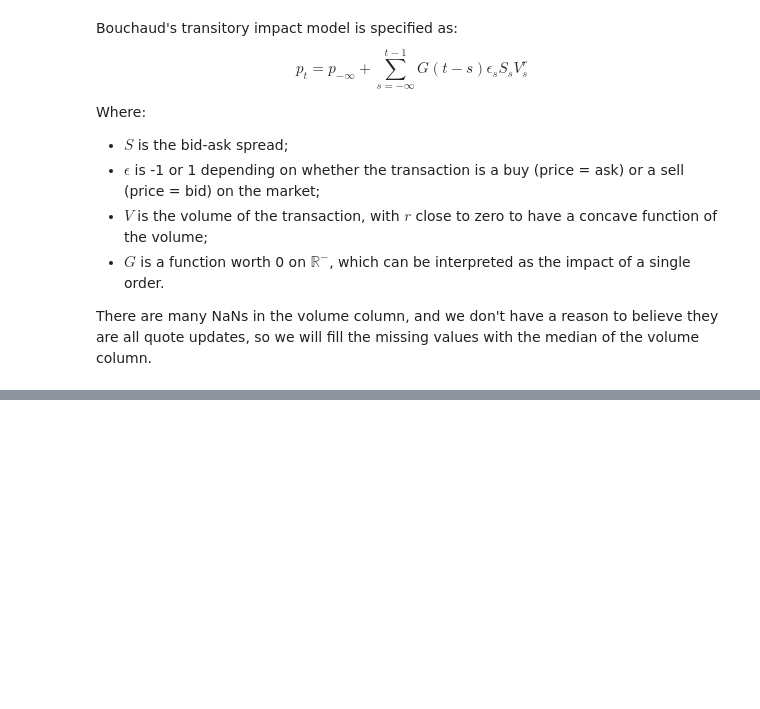
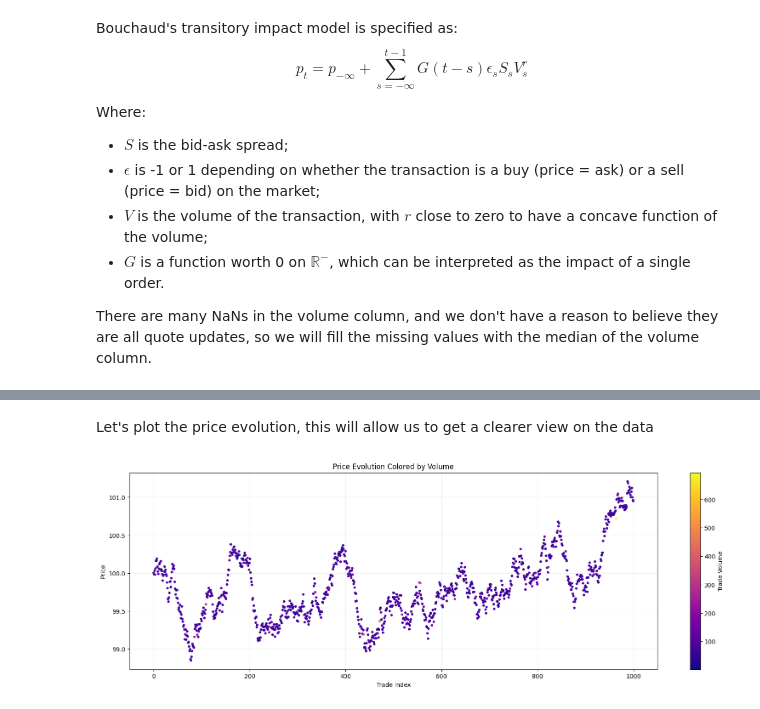
Before and after one commit to MartinJondeau/Market-Risk-Modelling, a Jupyter notebook: Question_D.ipynb, the cells around one changed output, grey strips where cells are left out. Cells and saved outputs as stored; diff of their text form; code cells hidden in the pictures; blank space fills up the shorter version.

```diff
--- a/Question_D.ipynb
+++ b/Question_D.ipynb
@@ -46,5 +46,5 @@ Where:
 There are many NaNs in the volume column, and we don't have a reason to believe they are all quote updates, so we will fill the missing values with the median of the volume column.
 # %%
 # We replace missing values by the median to avoid losing most the data
-median = df['volume'].median()
-df['volume_filled'] = df['volume'].fillna(median)
+df['volume'] = df['volume'].fillna(df['volume'].median())
+df.head()
@@ -50,0 +58,16 @@ df['volume_filled'] = df['volume'].fillna(median)
+# %% [markdown]
+Let's plot the price evolution, this will allow us to get a clearer view on the data
+# %%
+import matplotlib.pyplot as plt
+# Setup the plot
+fig, ax = plt.subplots(figsize=(20, 6))
+# We plot the price evolution with color intensity for the volume
+sc = ax.scatter(df.index, df['price'], c=df['volume'], cmap='plasma', s=10)
+cbar = plt.colorbar(sc, ax=ax)
+cbar.set_label('Trade Volume')
+ax.set_xlabel('Trade Index')
+ax.set_ylabel('Price')
+ax.grid(True, alpha=0.2)
+plt.show()
+# %% [output]
+[figure, added]
```
Also changed, not shown: parts of 8 cells of this notebook.
